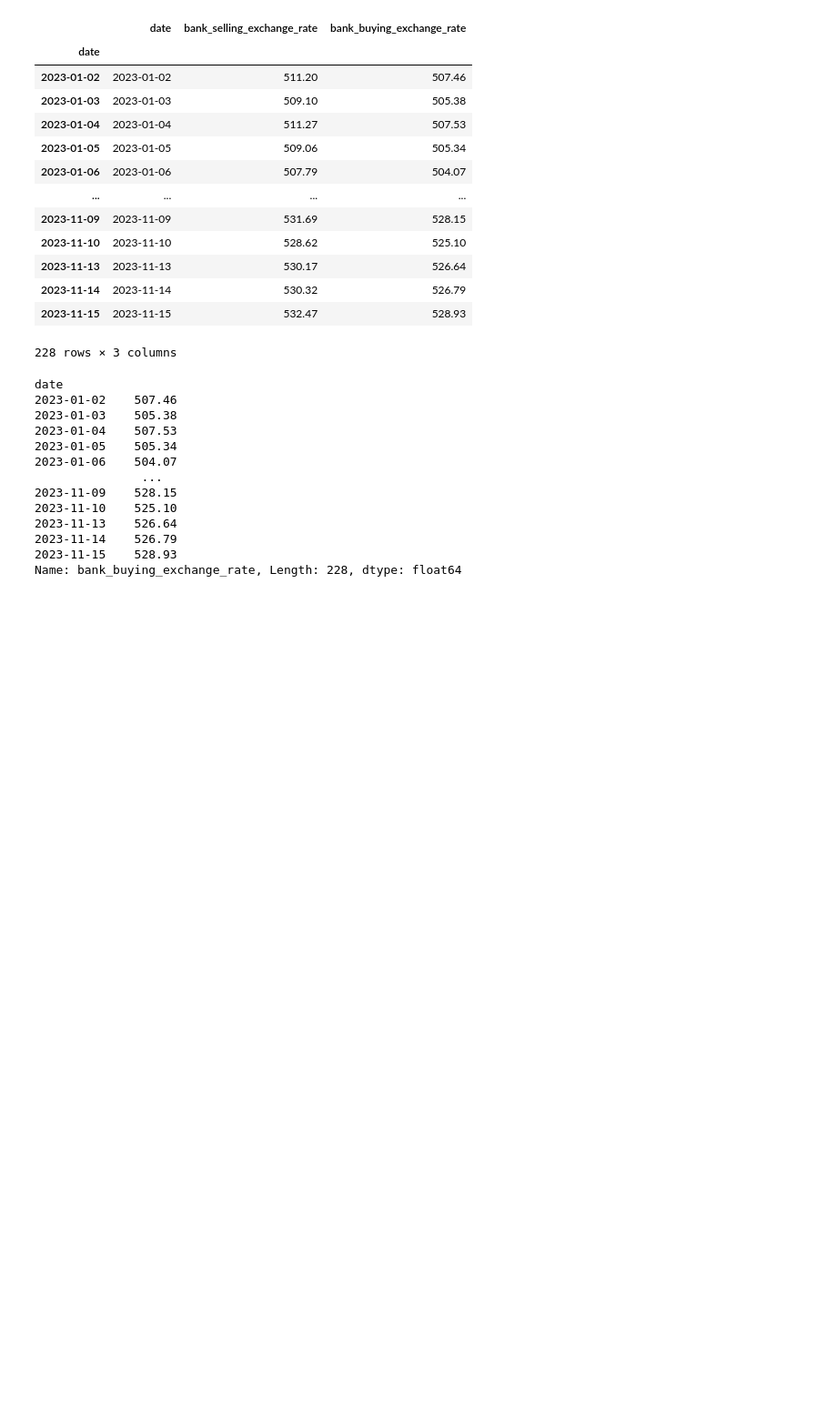
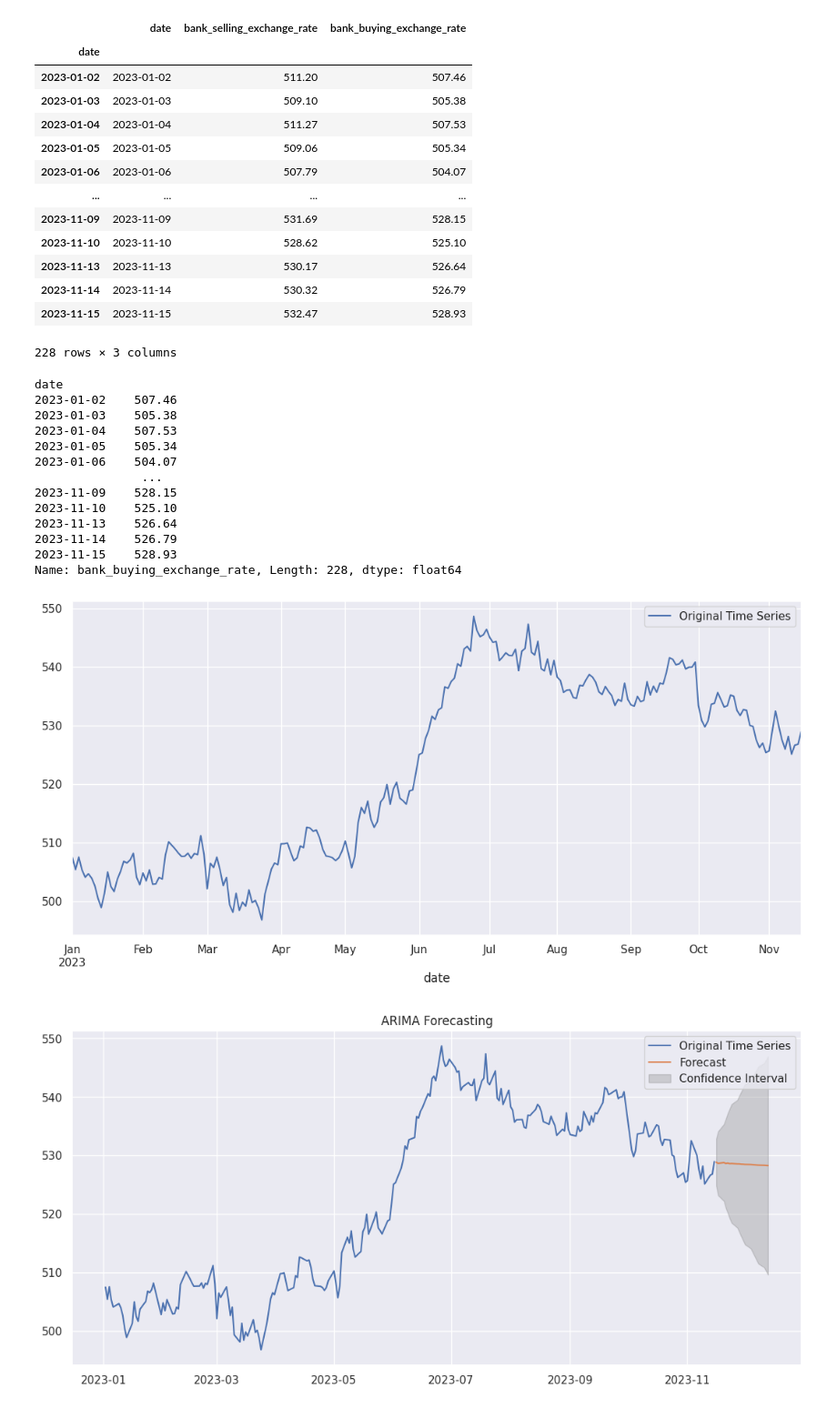
Before and after one commit to 5JKY/Project, a Jupyter notebook: arima_models.ipynb, the cells around one changed output. Shown at 91% size. Drawn from its saved outputs; the diff is of its cells as text; code cells hidden in the pictures; blank space fills up the shorter version.

Commit message:
add the first plot of predication

```diff
--- a/arima_models.ipynb
+++ b/arima_models.ipynb
@@ -142,33 +130,37 @@ Name: bank_buying_exchange_rate, Length: 228, dtype: float64
 # %%
+selling_rates = selling_rates_2023.asfreq('B')
 # Plot the time series data
-selling_rates_2023.plot(figsize=(13, 6), label='Original Time Series')
+selling_rates.plot(figsize=(13, 6), label='Original Time Series')
 plt.legend()
 plt.show()
 
 # Define ARIMA model
 # For simplicity, assume p=2, d=2, q=2
 p, d, q = 2, 2, 2
-model = ARIMA(selling_rates_2023, order=(p, d, q))
+model = ARIMA(selling_rates, order=(p, d, q))
 
 # Fit the model
 results = model.fit()
 
 # Forecast future values
-forecast_steps = 30
+forecast_steps = 10
 forecast = results.get_forecast(steps=forecast_steps)
 
 # Extract forecasted values and confidence intervals
 forecast_values = forecast.predicted_mean
 ci = forecast.conf_int()
 
 # Create a new date range for the forecast period
-forecast_date_rng = pd.date_range(start=ts.index[-1], periods=forecast_steps + 1, freq='M')[1:]
+forecast_date_rng = pd.date_range(start=selling_rates.index[-1], periods=forecast_steps + 1, freq='B')[1:]
 
 # Plot the results
 plt.figure(figsize=(13, 6))
 plt.plot(selling_rates_2023, label='Original Time Series')
 plt.plot(forecast_date_rng, forecast_values, label='Forecast')
 plt.fill_between(forecast_date_rng, ci.iloc[:, 0], ci.iloc[:, 1], color='gray', alpha=0.3, label='Confidence Interval')
 plt.title('ARIMA Forecasting')
 plt.legend()
 plt.show()
+# %% [output]
+[figure, added]
+[figure, added]
```
Also changed, not shown: parts of 2 cells of this notebook.
